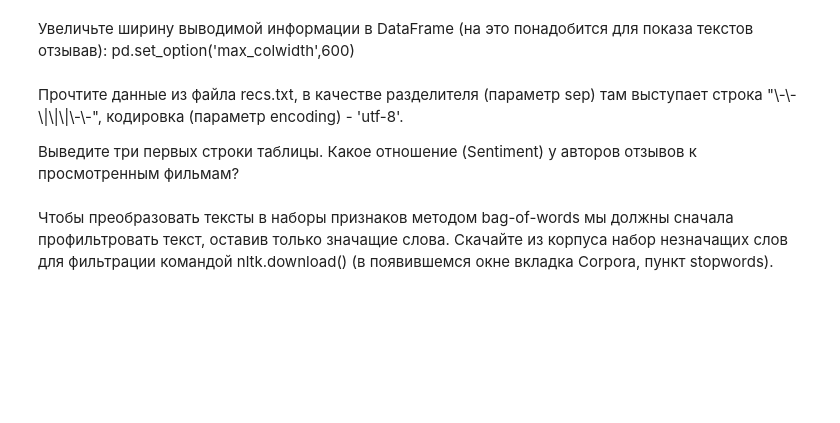
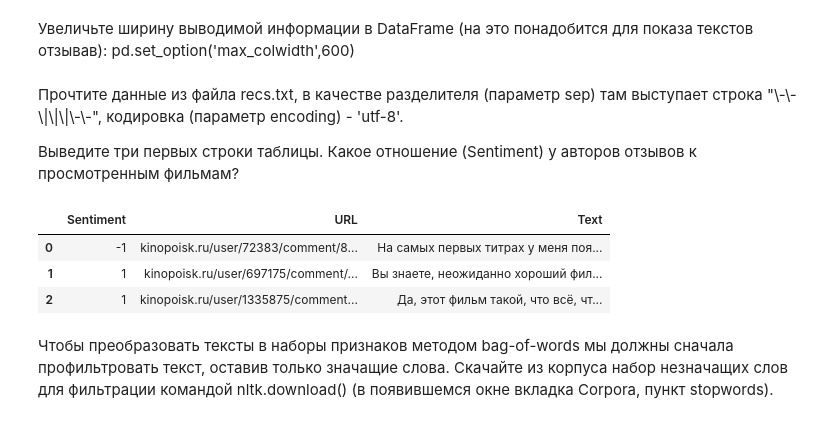
Before and after one commit to Debechelo/MachineLearning, a Jupyter notebook: lab_6/lab6-svm.ipynb, the cells around one changed output. Drawn from its saved outputs; the diff is of its cells as text; code cells hidden in the pictures; blank space fills up the shorter version.

```diff
--- a/lab_6/lab6-svm.ipynb
+++ b/lab_6/lab6-svm.ipynb
@@ -5,9 +11,19 @@
 # %% [markdown]
 Увеличьте ширину выводимой информации в DataFrame (на это понадобится для показа текстов отзывав):
 pd.set_option('max_colwidth',600)
+# %%
+pd.set_option('max_colwidth', 600)
 # %% [markdown]
 Прочтите данные из файла recs.txt, в качестве разделителя (параметр sep) там выступает строка "\\-\\-\\|\\|\\|\\-\\-", кодировка (параметр encoding) - 'utf-8'.
 
 Выведите три первых строки таблицы. Какое отношение (Sentiment) у авторов отзывов к просмотренным фильмам?
+# %%
+data = pd.read_csv('recs.txt', sep="\-\-\|\|\|\-\-", encoding='utf-8')
+data.head(3)
+# %% [output]
+|  | Sentiment | URL | Text |
+| 0 | -1 | kinopoisk.ru/user/72383/comment/8... | На самых первых титрах у меня поя... |
+| 1 | 1 | kinopoisk.ru/user/697175/comment/... | Вы знаете, неожиданно хороший фил... |
+| 2 | 1 | kinopoisk.ru/user/1335875/comment... | Да, этот фильм такой, что всё, чт... |
 # %% [markdown]
 Чтобы преобразовать тексты в наборы признаков методом bag-of-words мы должны сначала профильтровать текст, оставив только значащие слова. Скачайте из корпуса набор незначащих слов для фильтрации командой nltk.download()  (в появившемся окне вкладка Corpora, пункт stopwords).
```
Also changed, not shown: parts of 23 cells of this notebook.
